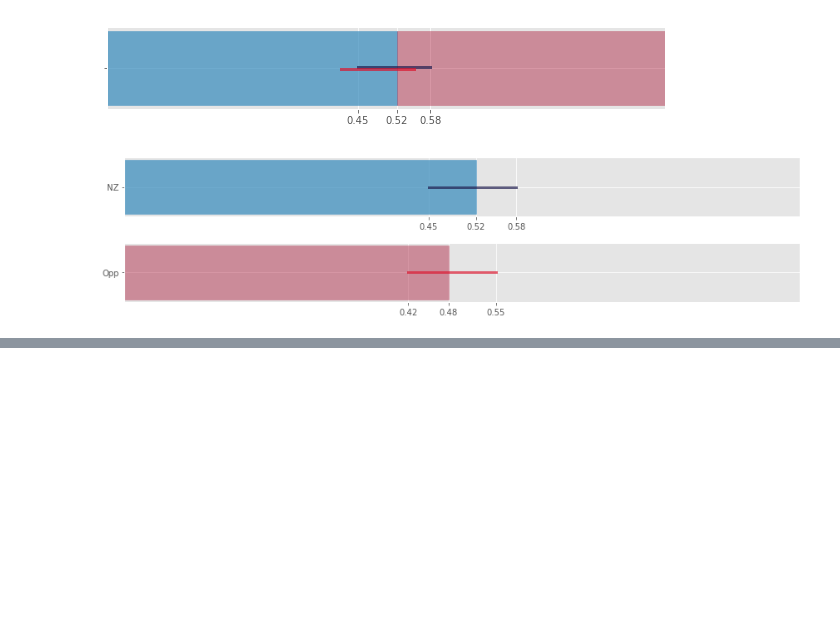
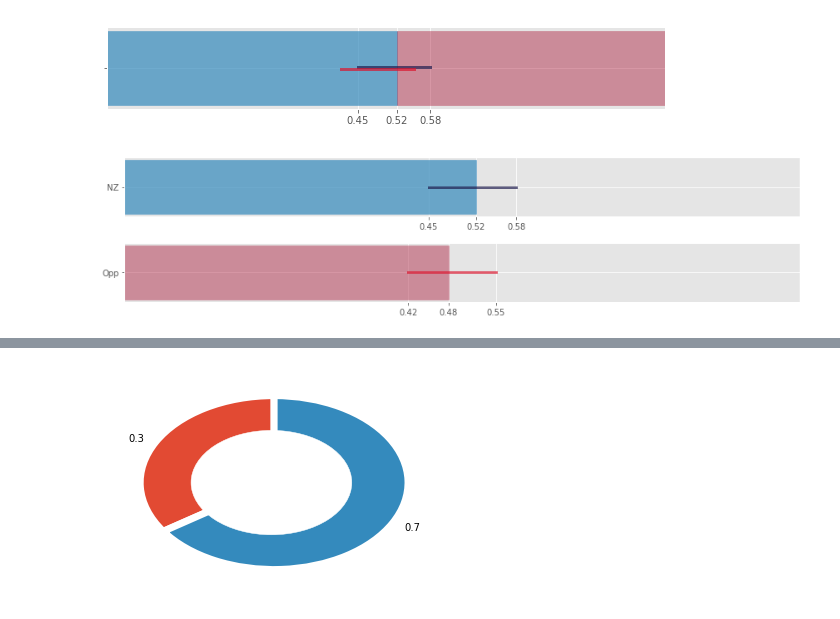
Before and after one commit to shaneopatrick/beat_the_all_blacks, a Jupyter notebook: visualizations.ipynb, the cells around one changed output, grey strips where cells are left out. Cells and saved outputs as stored; diff of their text form; code cells hidden in the pictures; blank space fills up the shorter version.

```diff
--- a/visualizations.ipynb
+++ b/visualizations.ipynb
@@ -284,0 +685,20 @@ plt.tight_layout()
+# %%
+# create data
+med = dfW.opp_rundist_ratio.describe().loc['50%']
+size_of_groups=[1-med, med]
+names = [1-round(med,1), round(med, 1)]
+
+# Create a pieplot
+# plt.pie(size_of_groups)
+plt.pie(size_of_groups, labels=names, wedgeprops = { 'linewidth' : 7, 'edgecolor' : 'white' }, startangle=90)
+#plt.show()
+
+# add a circle at the center
+my_circle=plt.Circle( (-0.02,0), 0.6, color='white')
+
+p=plt.gcf()
+p.gca().add_artist(my_circle)
+
+plt.show()
+# %% [output]
+[figure, added]
```
Also changed, not shown: parts of 42 cells of this notebook.
